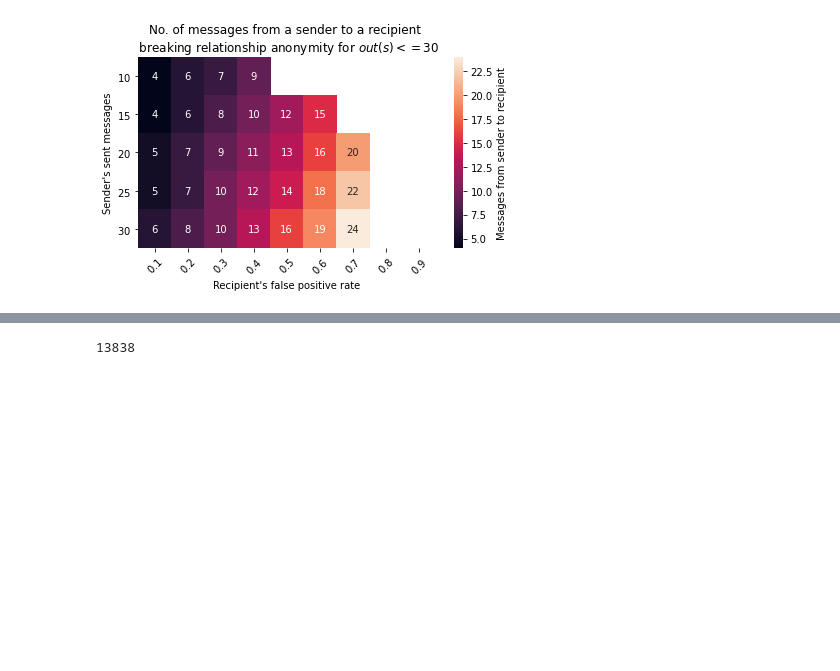
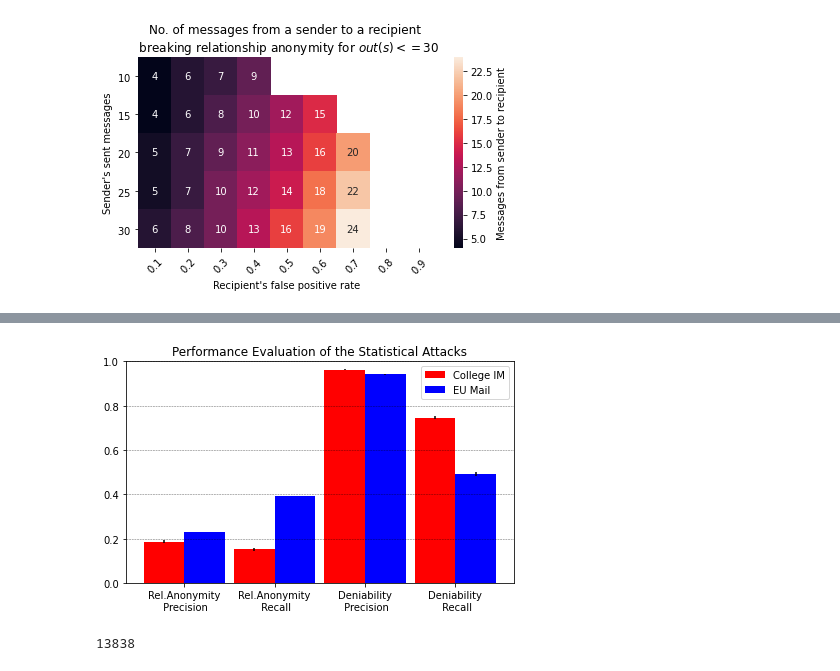
Before and after one commit to seresistvanandras/FMD-analysis, a Jupyter notebook: src/Analyser.ipynb, the cells around one changed output, grey strips where cells are left out. Drawn from its saved outputs; the diff is of its cells as text; code cells hidden in the pictures; blank space fills up the shorter version.

Commit message:
Progress in Simulation/Evaluation

```diff
--- a/src/Analyser.ipynb
+++ b/src/Analyser.ipynb
@@ -441,33 +445,101 @@ Number of irrelevants: 25334
 ## Recall: 0.19295122819508723
 ## Number of nodes :  1899
 ## Number of messages : 59835
 ## Density of the message graph:  0.016600995144136092
 ## Number of "cover" edges:  16095322
 ## Density of the cover message graph:  4.4655864020273555
 ## Number of edges:  16354849
 ## Density of the transaction graph:  4.537591189639492
 
 ## College results with t-tests
 ## Precision: 0.18141505715411904
 ## Recall: 0.1453382805715639
 ## TP: 3682 FP: 16614 TN: 1394619 FN: 21652
 ## Number of relevants: 25334
 
 ## EU results
 ## Precision: 0.22809780356402817
 ## Recall: 0.41361689336439467
 ## Number of nodes :  986
 ## Number of messages: 332334
 ## Number of cover edges:  47708341
 ## Density of the cover message graph:  49.12258008051812
 ## TP:5504 FP:18626 TN:537578 FN:7803
 ## Number of irrelevants: 369
 
 ## EU results with t-tests
 ## Precision: 0.2294115287416262
 ## Recall: 0.39184652278177456
 ## TP:5719 FP:19210 TN:619865 FN:8876
 ## Number of relevants: 14595
+collegeMsgRAPrecisions = np.array([0.18141505715411904,0.19087504927079227,0.18200630666141113,0.19570358691367756])
+collegeMsgRARecalls = np.array([0.1453382805715639,0.15141684580809067,0.15223573047599423,0.15904540722351246])
+collegeMsgDeniabilityPrecisions = np.array([0.9627473806752037,0.9616766467065868,0.9629629629629629,0.9636576787807737,
+                                  0.9614485981308412,0.9638273045507585,0.9657210401891253,0.9626168224299065,
+                                           0.9628339140534262,0.9637002341920374])
+collegeMsgDeniabilityRecalls = np.array([0.7525022747952684,0.7306642402183804,0.7333939945404914,0.7479526842584168,
+                               0.7488626023657871,0.7515923566878981,0.7434030937215651,0.7497725204731575,
+                                        0.7543221110100091,0.7488626023657871])
+euMsgRAPrecisions = np.array([0.2294115287416262])
+euMsgRARecalls = np.array([0.39184652278177456])
+euMsgDeniabilityPrecisions = np.array([0.9394736842105263,0.9432432432432433,0.9335180055401662,0.9388297872340425,
+                                      0.946524064171123,0.9436619718309859,0.9424657534246575,0.9394736842105263,
+                                      0.9392265193370166,0.945054945054945])
+euMsgDeniabilityRecalls = np.array([0.5063829787234042,0.4950354609929078,0.47801418439716314,0.500709219858156,
+                                   0.502127659574468,0.475177304964539,0.4879432624113475,0.5063829787234042,
+                                    0.48226950354609927,0.4879432624113475])
+
+
+# Calculate the average
+collegeMsgRAPrecisionsMean = np.mean(collegeMsgRAPrecisions)
+collegeMsgRARecallsMean = np.mean(collegeMsgRARecalls)
+collegeMsgDeniabilityPrecisionsMean = np.mean(collegeMsgDeniabilityPrecisions)
+collegeMsgDeniabilityRecallsMean = np.mean(collegeMsgDeniabilityRecalls)
+euMsgRAPrecisionsMean = np.mean(euMsgRAPrecisions)
+euMsgRARecallsMean = np.mean(euMsgRARecalls)
+euMsgDeniabilityPrecisionsMean = np.mean(euMsgDeniabilityPrecisions)
+euMsgDeniabilityRecallsMean = np.mean(euMsgDeniabilityRecalls)
+
+
+# Calculate the standard deviation
+collegeMsgRAPrecisionsStd = np.std(collegeMsgRAPrecisions)
+collegeMsgRARecallsStd = np.std(collegeMsgRARecalls)
+collegeMsgDeniabilityPrecisionsStd = np.std(collegeMsgDeniabilityPrecisions)
+collegeMsgDeniabilityRecallsStd = np.std(collegeMsgDeniabilityRecalls)
+euMsgRAPrecisionsStd = np.std(euMsgRAPrecisions)
+euMsgRARecallsStd = np.std(euMsgRARecalls)
+euMsgDeniabilityPrecisionsStd = np.std(euMsgDeniabilityPrecisions)
+euMsgDeniabilityRecallsStd = np.std(euMsgDeniabilityRecalls)
+
+length = 4
+x_labels = ['Rel.Anonymity\n Precision', 'Rel.Anonymity\n Recall', 'Deniability\n Precision','Deniability\n Recall']
+
+# Set plot parameters
+fig, ax = plt.subplots()
+width = 0.45 # width of bar
+x = np.arange(length)
+
+collegeMeans = np.array([collegeMsgRAPrecisionsMean,collegeMsgRARecallsMean,collegeMsgDeniabilityPrecisionsMean,collegeMsgDeniabilityRecallsMean], dtype=float)
+euMeans = np.array([euMsgRAPrecisionsMean, euMsgRARecallsMean, euMsgDeniabilityPrecisionsMean, euMsgDeniabilityRecallsMean], dtype=float)
+
+ax.bar(x, collegeMeans, width, color='red', label='College IM', yerr=np.array([collegeMsgRAPrecisionsStd,collegeMsgRARecallsStd,collegeMsgDeniabilityPrecisionsStd,collegeMsgDeniabilityRecallsStd], dtype=float))
+ax.bar(x + width, euMeans, width, color='blue', label='EU Mail', yerr=np.array([euMsgRAPrecisionsStd,euMsgRARecallsStd,euMsgDeniabilityPrecisionsStd,euMsgDeniabilityRecallsStd], dtype=float))
+
+ax.set_ylabel('')
+ax.set_ylim(0,1)
+ax.set_xticks(x + width/2)
+ax.set_xticklabels(x_labels)
+ax.yaxis.grid(True)
+#ax.set_xlabel('Scenario')
+ax.set_title('Performance Evaluation of the Statistical Attacks')
+ax.legend()
+plt.grid(True, 'major', 'y', ls='--', lw=.5, c='k', alpha=.6)
+
+fig.tight_layout()
+plt.savefig('evaluation.pdf')
+plt.show()
+# %% [output]
+[figure, added]
 # %%
 H = nx.Graph(G)
 print(len(list(H.edges)))
```
Also changed, not shown: parts of 15 cells of this notebook, 3 other files.
